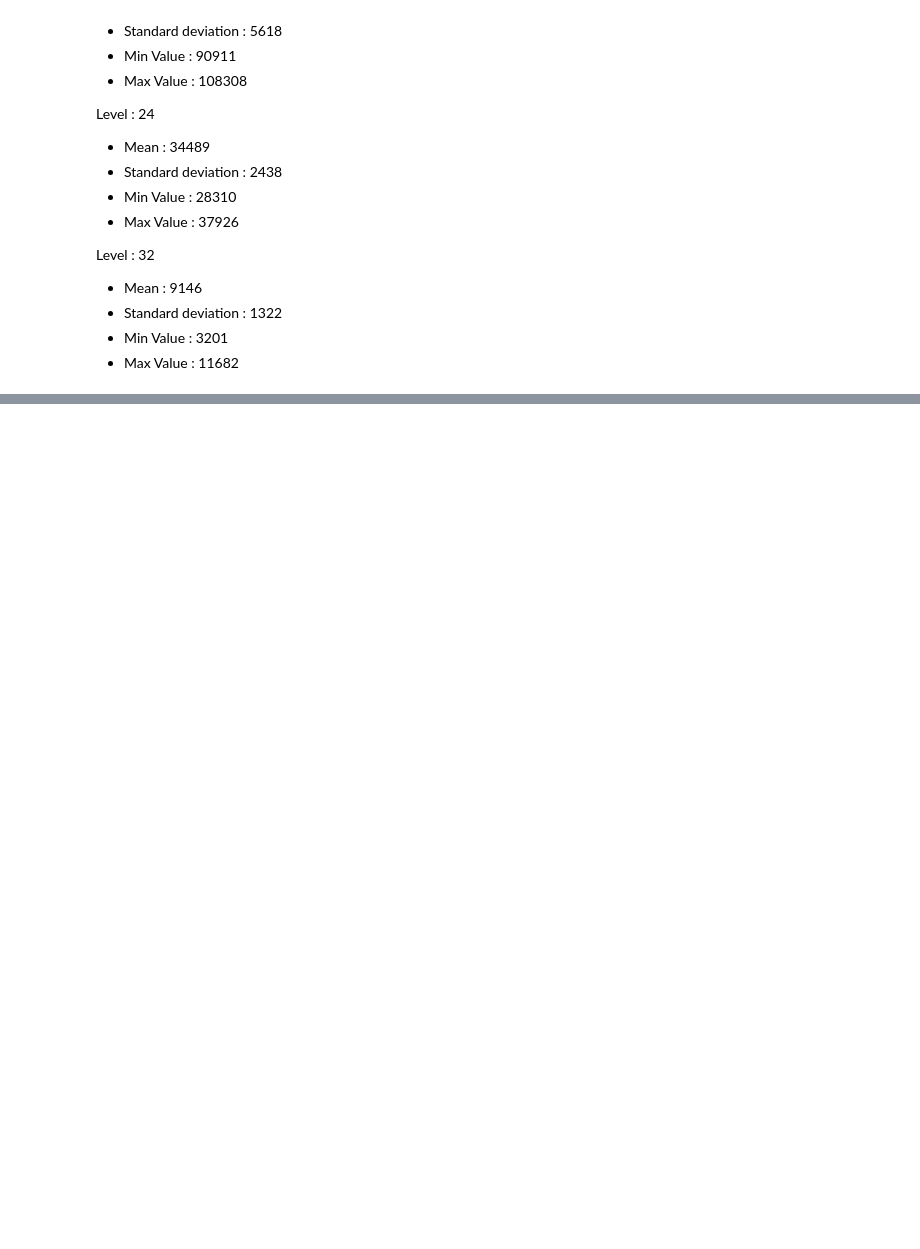
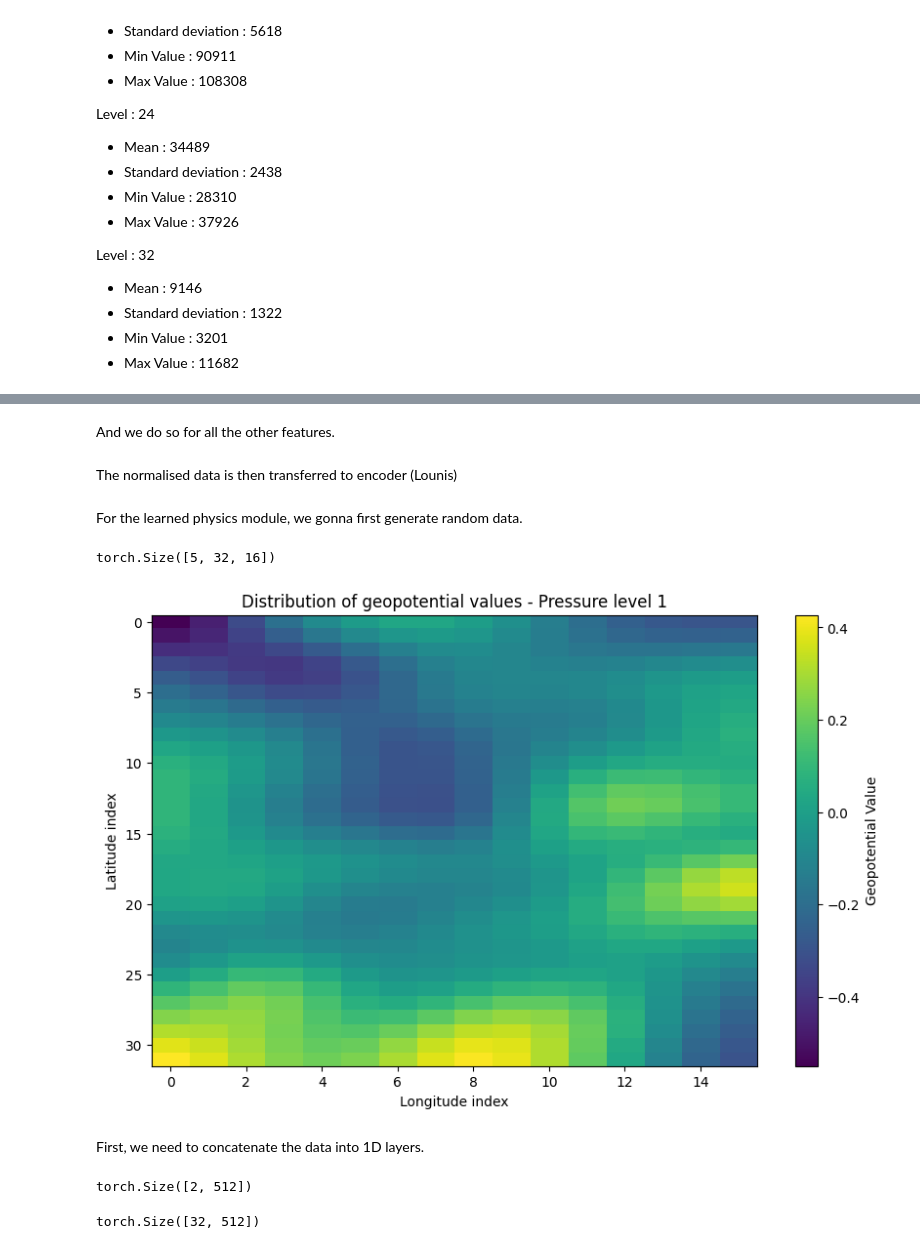
Before and after one commit to mylrcd/NeuralGCM, a Jupyter notebook: combinedModel/dataGeneration.ipynb, the cells around one changed output, grey strips where cells are left out. Drawn from its saved outputs; the diff is of its cells as text; code cells hidden in the pictures; blank space fills up the shorter version.

```diff
--- a/combinedModel/dataGeneration.ipynb
+++ b/combinedModel/dataGeneration.ipynb
@@ -102,0 +182,65 @@ plt.show()
+# %% [markdown]
+And we do so for all the other features.
+# %% [markdown]
+The normalised data is then transferred to encoder (Lounis)
+# %% [markdown]
+For the learned physics module, we gonna first generate random data.
+# %%
+pressure = torch.empty((5, 32, 16))
+
+for i in range(pressure.shape[0]):
+    data = torch.normal(mean=0, std=1, size=(32, 16)).numpy()
+    data = scipy.ndimage.gaussian_filter(data, sigma=2)
+    pressure[i] = torch.tensor(data)
+
+pressure.shape
+# %% [output]
+torch.Size([5, 32, 16])
+# %%
+level_1_data = pressure[3]
+
+plt.figure(figsize=(10, 6))
+plt.imshow(level_1_data, cmap='viridis', aspect='auto')
+plt.colorbar(label="Geopotential Value")
+plt.title("Distribution of geopotential values - Pressure level 1")
+plt.xlabel("Longitude index")
+plt.ylabel("Latitude index")
+plt.show()
+# %% [output]
+[figure, added]
+# %% [markdown]
+First, we need to concatenate the data into 1D layers.
+# %%
+data = data.view(2, -1)
+data.shape
+# %% [output]
+torch.Size([2, 512])
+# %%
+import torch.nn as nn
+
+class VerticalEmbeddingNetwork(nn.Module):
+    def __init__(self):
+        super(VerticalEmbeddingNetwork, self).__init__()
+
+        #we code the convolution network describe in the paper
+        self.net = nn.Sequential(
+            nn.Conv1d(in_channels = 2, out_channels = 64, kernel_size = 3, padding = 1),
+            nn.ReLU(),
+            nn.Conv1d(in_channels = 64, out_channels = 64, kernel_size = 3, padding = 1),
+            nn.ReLU(),
+            nn.Conv1d(in_channels = 64, out_channels = 64, kernel_size = 3, padding = 1),
+            nn.ReLU(),
+            nn.Conv1d(in_channels = 64, out_channels = 64, kernel_size = 3, padding = 1),
+            nn.ReLU(),
+            nn.Conv1d(in_channels = 64, out_channels = 32, kernel_size = 3, padding = 1),
+            )
+
+    def forward(self, x) :
+        x = self.net(x)
+        return x
+
+model_VEN = VerticalEmbeddingNetwork()
+output_VEN = model_VEN(data)
+output_VEN.shape
+# %% [output]
+torch.Size([32, 512])
```
Also changed, not shown: parts of 13 cells of this notebook, 1 other file.
